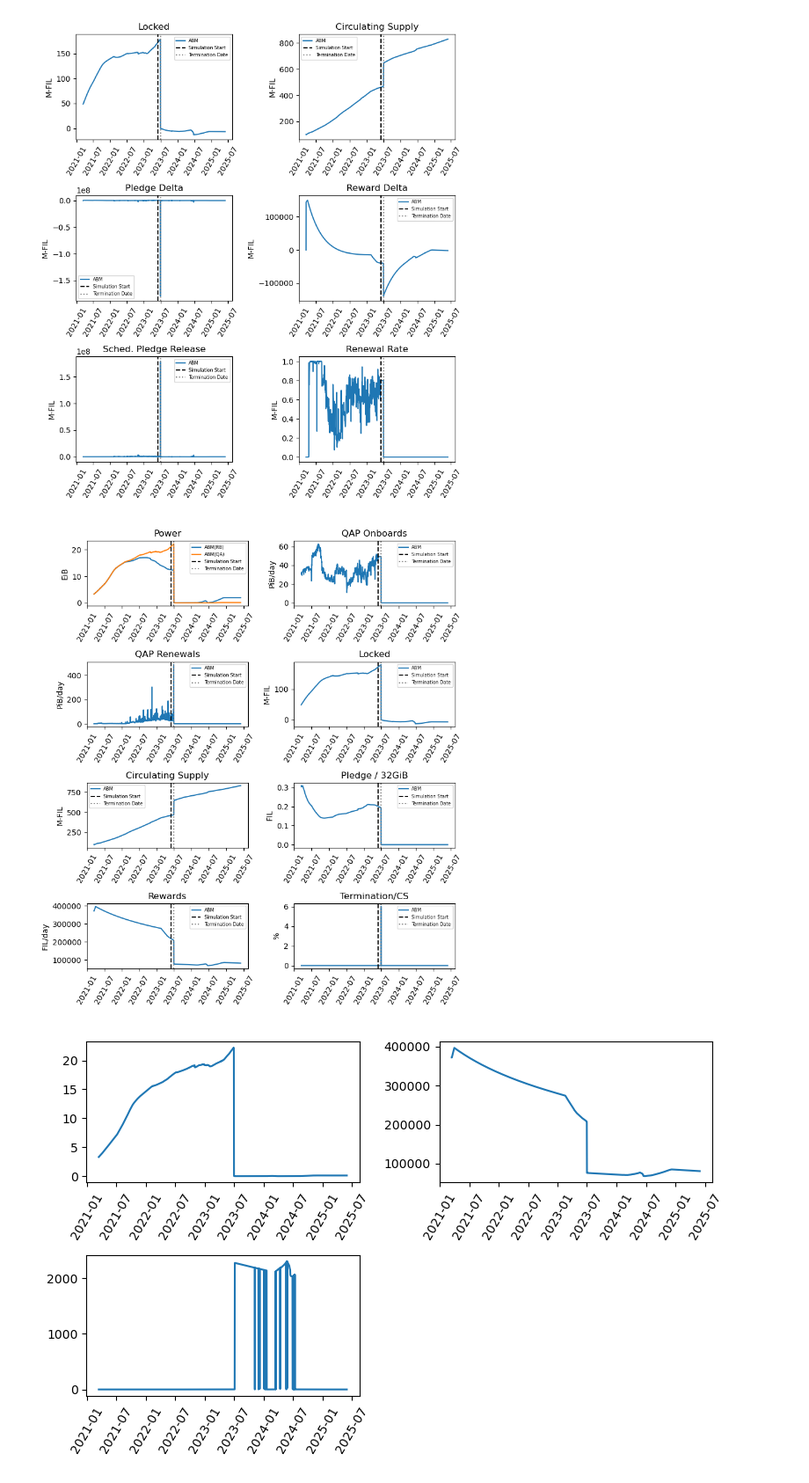
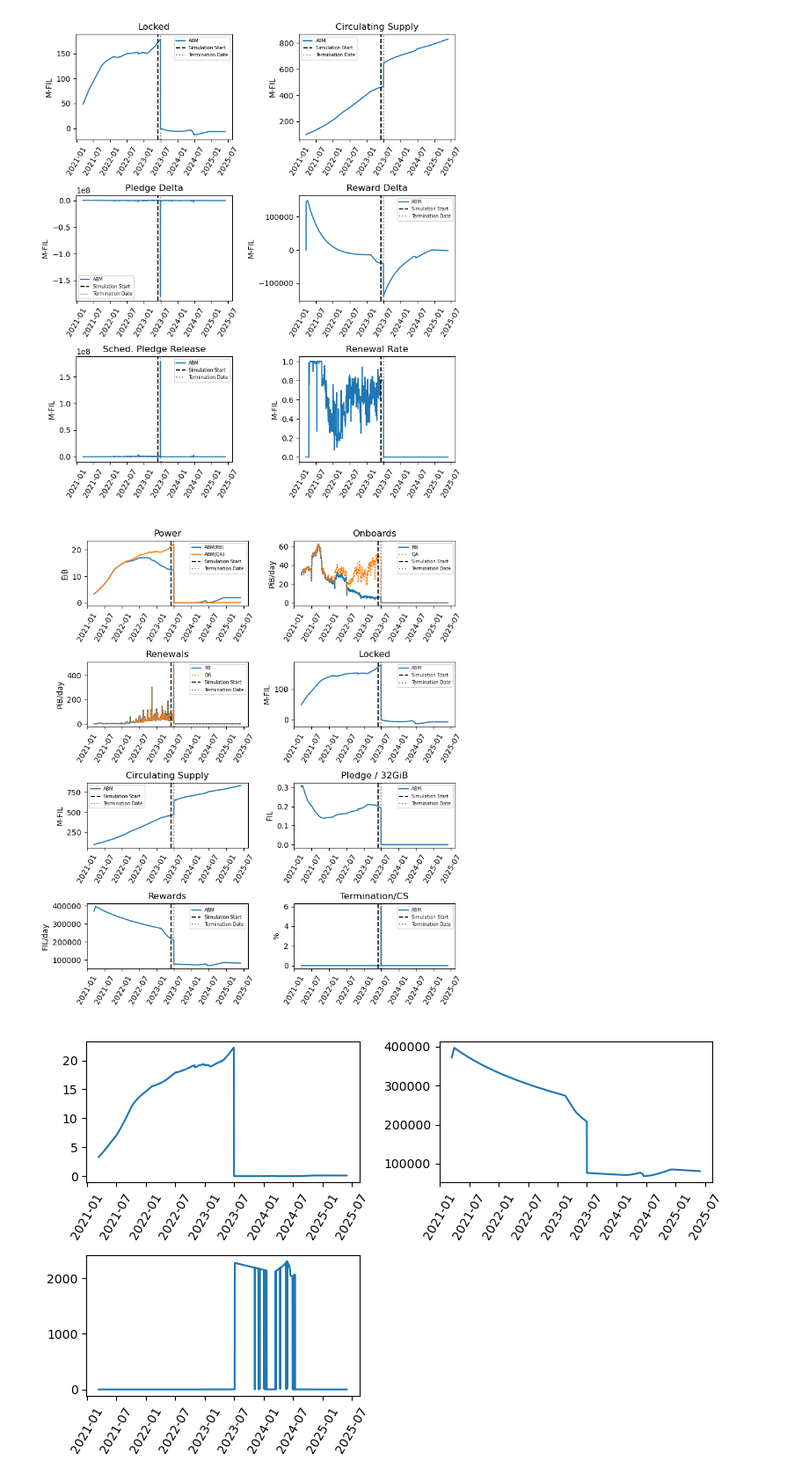
Before and after one commit to protocol/filecoin-agent-twin, a Jupyter notebook: notebooks/terminations/dca_terminate_oneagent.ipynb, the cells around one changed output. Shown at 88% size. Saved outputs shown, nothing was run; the diff lists cells and outputs as text; code cells hidden in the pictures.

```diff
--- a/notebooks/terminations/dca_terminate_oneagent.ipynb
+++ b/notebooks/terminations/dca_terminate_oneagent.ipynb
@@ -315,22 +315,24 @@ plt.ylabel('EiB')
 plt.title('Power')
 
 plt.subplot(4,2,2)
-plt.plot(model_df['date'], model_df['day_onboarded_qap_pib'], label='ABM')
+plt.plot(model_df['date'], model_df['day_onboarded_rbp_pib'], label='RB')
+plt.plot(model_df['date'], model_df['day_onboarded_qap_pib'], label='QA', linestyle=':')
 # plt.plot(model_df['date'], model_df['day_onboarded_qap_pib'] - mechafil_df['day_onboarded_power_QAP']/PIB,
 #          label='Onboarded[ABM-MechaFIL]')
 plt.axvline(x=simulation_start_date, color='k', linestyle='--', label='Simulation Start')
 plt.axvline(x=terminate_date, color='gray', linestyle=':', label='Termination Date')
 plt.xticks(rotation=60)
-plt.title('QAP Onboards')
+plt.title('Onboards')
 plt.ylabel('PiB/day')
 plt.legend(fontsize=6)
 
 plt.subplot(4,2,3)
-plt.plot(model_df['date'], model_df['day_renewed_qap_pib'], label='ABM')
+plt.plot(model_df['date'], model_df['day_renewed_rbp_pib'], label='RB')
+plt.plot(model_df['date'], model_df['day_renewed_qap_pib'], label='QA', linestyle=':')
 plt.axvline(x=simulation_start_date, color='k', linestyle='--', label='Simulation Start')
 plt.axvline(x=terminate_date, color='gray', linestyle=':', label='Termination Date')
 plt.xticks(rotation=60)
-plt.title('QAP Renewals')
+plt.title('Renewals')
 plt.ylabel('PiB/day')
 plt.legend(fontsize=6)
 
@@ -357,34 +359,34 @@ plt.plot(model_df['date'].iloc[1:], model_df['day_pledge_per_QAP'].iloc[1:], lab
 plt.axvline(x=simulation_start_date, color='k', linestyle='--', label='Simulation Start')
 plt.axvline(x=terminate_date, color='gray', linestyle=':', label='Termination Date')
 plt.ylabel('FIL')
 plt.xticks(rotation=60)
 plt.title('Pledge / 32GiB')
 plt.legend(fontsize=6)
 
 plt.subplot(4,2,7)
 plt.plot(model_df['date'], model_df['day_network_reward'], label='ABM')
 plt.axvline(x=simulation_start_date, color='k', linestyle='--', label='Simulation Start')
 plt.axvline(x=terminate_date, color='gray', linestyle=':', label='Termination Date')
 plt.ylabel('FIL/day')
 plt.xticks(rotation=60)
 plt.title('Rewards')
 plt.legend(fontsize=6)
 
 plt.subplot(4,2,8)
 plt.plot(model_df['date'], model_df['burn_from_terminations']/model_df['circ_supply']*100, label='ABM')
 plt.axvline(x=simulation_start_date, color='k', linestyle='--', label='Simulation Start')
 plt.axvline(x=terminate_date, color='gray', linestyle=':', label='Termination Date')
 plt.ylabel('%')
 plt.xticks(rotation=60)
 plt.title('Termination/CS')
 plt.legend(fontsize=6)
 
 plt.tight_layout()
 
 plt.show()
 plt.savefig(os.path.join(os.environ['HOME'], 'Documents', 'hackmd', 'abm', 'terminate.png'))
 # %% [output]
-[figure, old version]
+[figure, new version]
 # %%
 plt.figure(figsize=(8,5))
 
```
Also changed, not shown: parts of 2 cells of this notebook, 2 other files.
